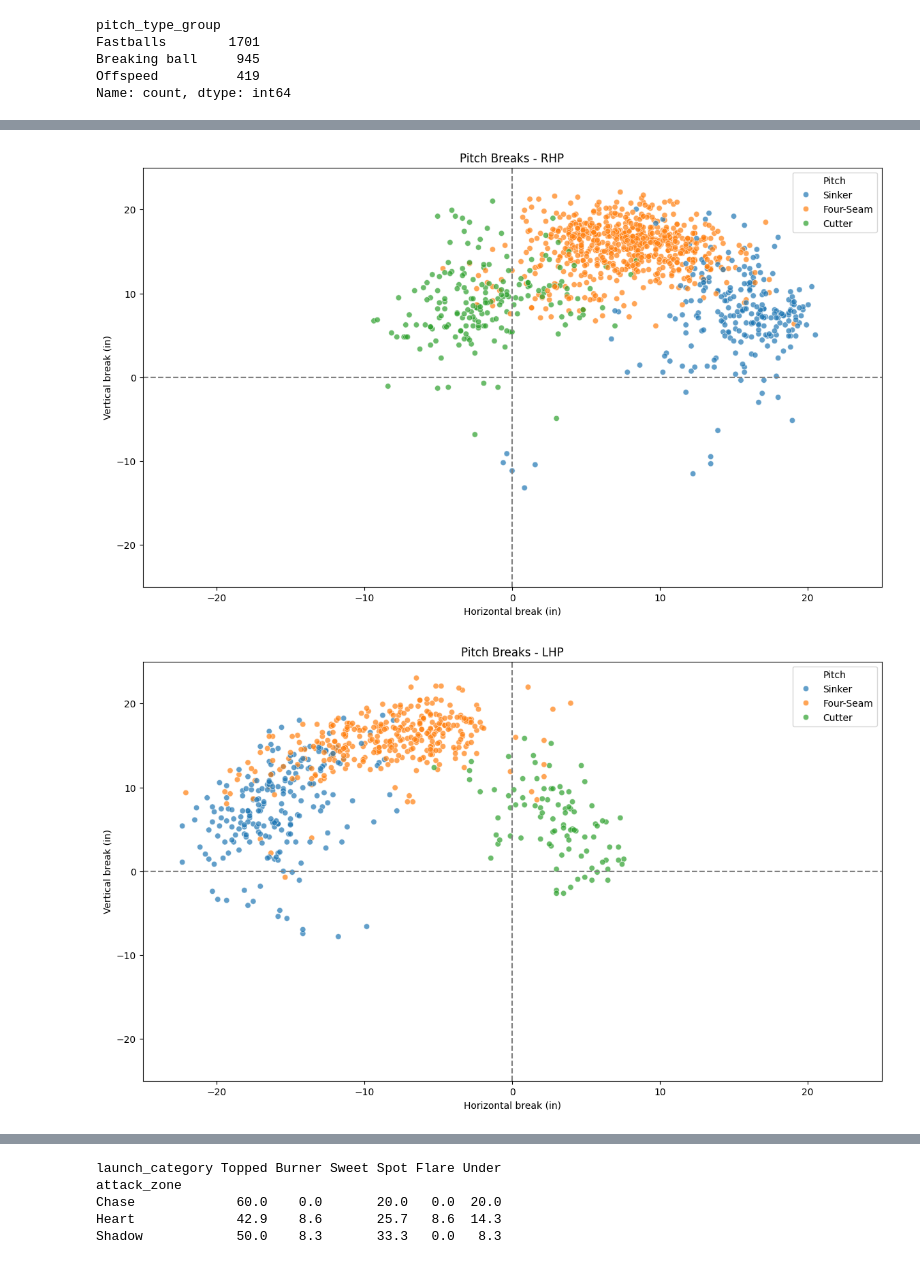
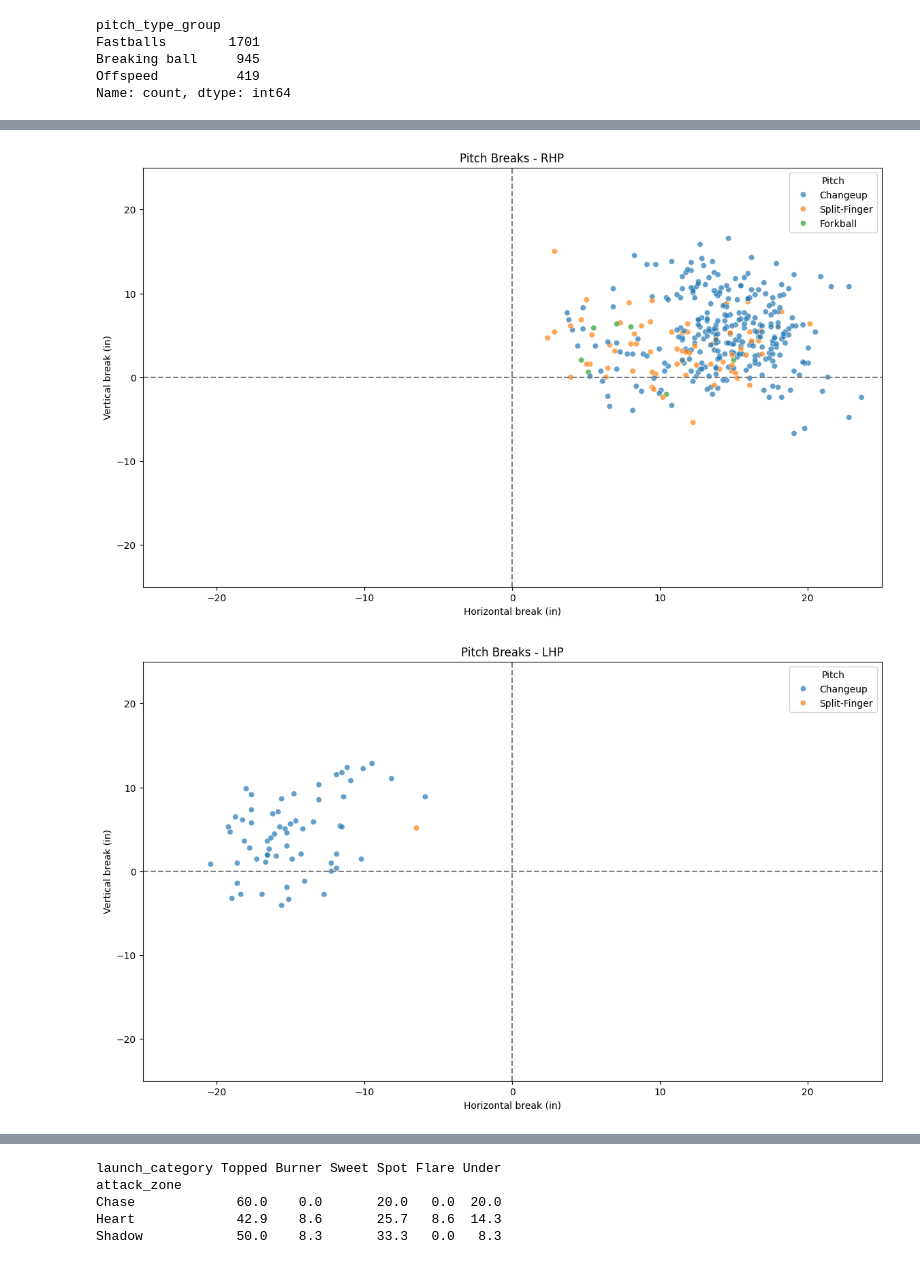
Before and after one commit to eme-eleuce/baseball-2022, a Jupyter notebook: arraez-22.23.ipynb, the cells around one changed output, grey strips where cells are left out. Saved outputs shown, nothing was run; the diff lists cells and outputs as text; code cells hidden in the pictures.

```diff
--- a/arraez-22.23.ipynb
+++ b/arraez-22.23.ipynb
@@ -105,7 +105,7 @@ Breaking ball     945
 Offspeed          419
 Name: count, dtype: int64
 # %%
-fastballs_data = mlb_2022[mlb_2022['pitch_name'].isin(fastballs)]
+offspeed_balls_data = mlb_2022[mlb_2022['pitch_name'].isin(offspeed_balls)]
 #fastballs_data['pfx_z_inches'] = fastballs_data['pfx_z'] * 12
 #fastballs_data['pfx_x_inches'] = fastballs_data['pfx_x'] * -12
 
@@ -138,11 +138,11 @@ def calcular_haa(row):
     return HAA
 
 # Aplicar la función calcular_vaa a cada fila del DataFrame
-fastballs_data['Vertical Approach Angle'] = fastballs_data.apply(calcular_vaa, axis=1)
-fastballs_data['Horizontal Approach Angle'] = fastballs_data.apply(calcular_haa, axis=1)
+offspeed_balls_data['Vertical Approach Angle'] = offspeed_balls_data.apply(calcular_vaa, axis=1)
+offspeed_balls_data['Horizontal Approach Angle'] = offspeed_balls_data.apply(calcular_haa, axis=1)
 # Mostrar los resultados agrupados por tipo de lanzamiento
 print("Resumen de Vertical Approach Angle para cada tipo de Fastball:")
-print(fastballs_data.groupby('pitch_name')['Vertical Approach Angle'].mean())
+print(offspeed_balls_data.groupby('pitch_name')['Vertical Approach Angle'].mean())
 # %% [output]
 Resumen de Vertical Approach Angle para cada tipo de Fastball:
 pitch_name
@@ -213,40 +213,40 @@ plt.show()
 # %%
 fastballs
 # Separar los datos por lanzadores diestros (R) y zurdos (L)
-fastballs_data_R = fastballs_data[fastballs_data['p_throws'] == 'R']
-fastballs_data_L = fastballs_data[fastballs_data['p_throws'] == 'L']
+offspeed_balls_data_R = offspeed_balls_data[offspeed_balls_data['p_throws'] == 'R']
+offspeed_balls_data_L = offspeed_balls_data[offspeed_balls_data['p_throws'] == 'L']
 
 # Colores vivos para los tipos de lanzamiento
 #pitch_palette = {'Four-Seam': 'red', 'Sinker': 'blue', 'Cutter': 'green'}
 
 # Graficar para lanzadores diestros (R)
 plt.figure(figsize=(14, 8))
-sns.scatterplot(data=fastballs_data_R, x='pfx_x_inches', y='pfx_z_inches', hue='pitch_name', alpha=0.7)
+sns.scatterplot(data=offspeed_balls_data_R, x='pfx_x_inches', y='pfx_z_inches', hue='pitch_name', alpha=0.7)
 plt.title('Pitch Breaks - RHP')
 plt.xlabel('Horizontal break (in)')
 plt.ylabel('Vertical break (in)')
 plt.axhline(0, color='grey', linestyle='--')
 plt.axvline(0, color='grey', linestyle='--')
 plt.xlim(-25, 25)  # Establecer límites personalizados para el eje x
 plt.ylim(-25, 25)  # Establecer límites personalizados para el eje y
 plt.legend(title='Pitch')
 plt.show()
 
 # Graficar para lanzadores zurdos (L)
 plt.figure(figsize=(14, 8))
-sns.scatterplot(data=fastballs_data_L, x='pfx_x_inches', y='pfx_z_inches', hue='pitch_name', alpha=0.7)
+sns.scatterplot(data=offspeed_balls_data_L, x='pfx_x_inches', y='pfx_z_inches', hue='pitch_name', alpha=0.7)
 plt.title('Pitch Breaks - LHP')
 plt.xlabel('Horizontal break (in)')
 plt.ylabel('Vertical break (in)')
 plt.axhline(0, color='grey', linestyle='--')
 plt.axvline(0, color='grey', linestyle='--')
 plt.xlim(-25, 25)  # Establecer límites personalizados para el eje x
 plt.ylim(-25, 25)  # Establecer límites personalizados para el eje y
 plt.legend(title='Pitch')
 plt.show()
 # %% [output]
-[figure, old version]
+[figure, new version]
-[figure, old version]
+[figure, new version]
 # %%
 def draw_sz(sz_top=3.5, sz_bot=1.5, ls='k-'):
   """
```
Also changed, not shown: parts of 5 cells of this notebook, 9 other files.
